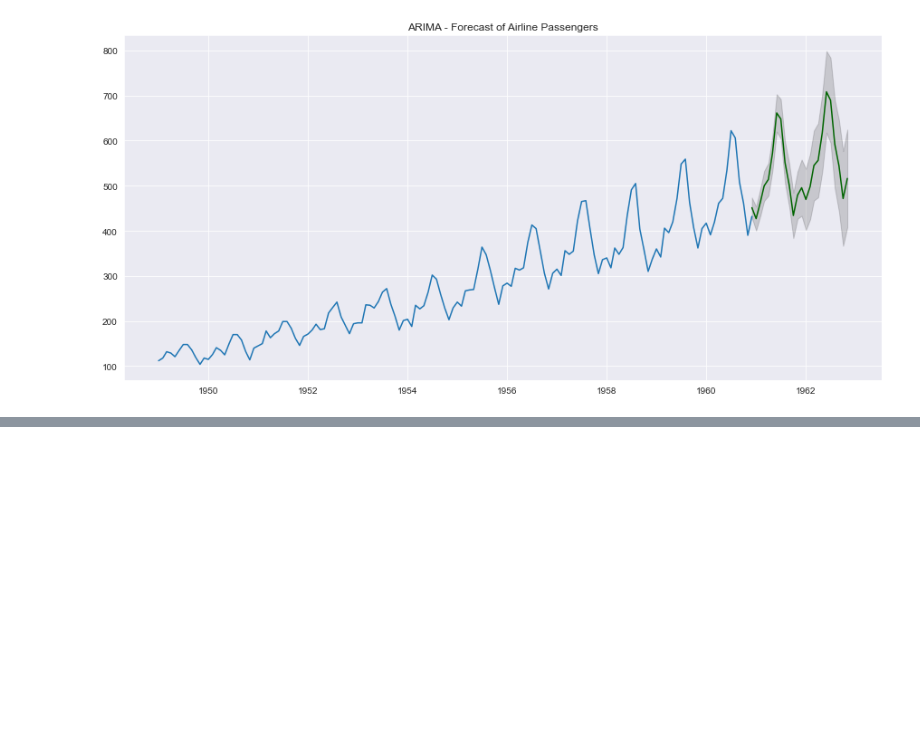
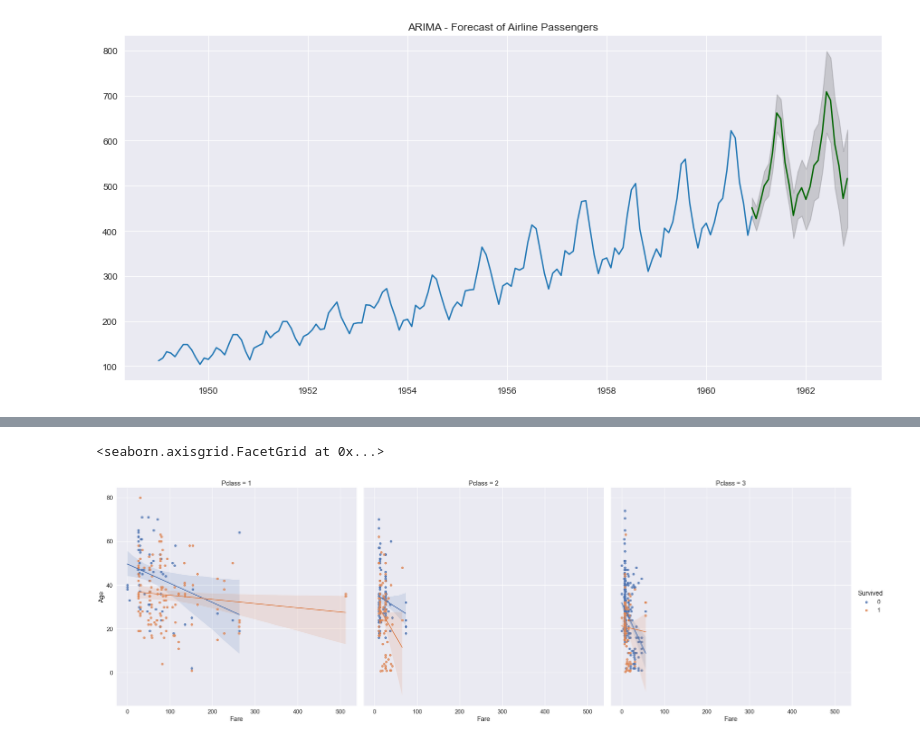
Before and after one commit to pbellot/FormationPANDAS, a Jupyter notebook: exercices.ipynb, the cells around one changed output, grey strips where cells are left out. Cells and saved outputs as stored; diff of their text form; code cells hidden in the pictures; blank space fills up the shorter version.

```diff
--- a/exercices.ipynb
+++ b/exercices.ipynb
@@ -342,0 +386,6 @@ forecast(SARIMA_model)
+# %%
+sns.set(font_scale = 1.5)
+sns.lmplot(x='Fare', y='Age', hue="Survived", col='Pclass', data=titanic, height=10)
+# %% [output]
+<seaborn.axisgrid.FacetGrid at 0x...>
+[figure, added]
```
Also changed, not shown: parts of 9 cells of this notebook.
